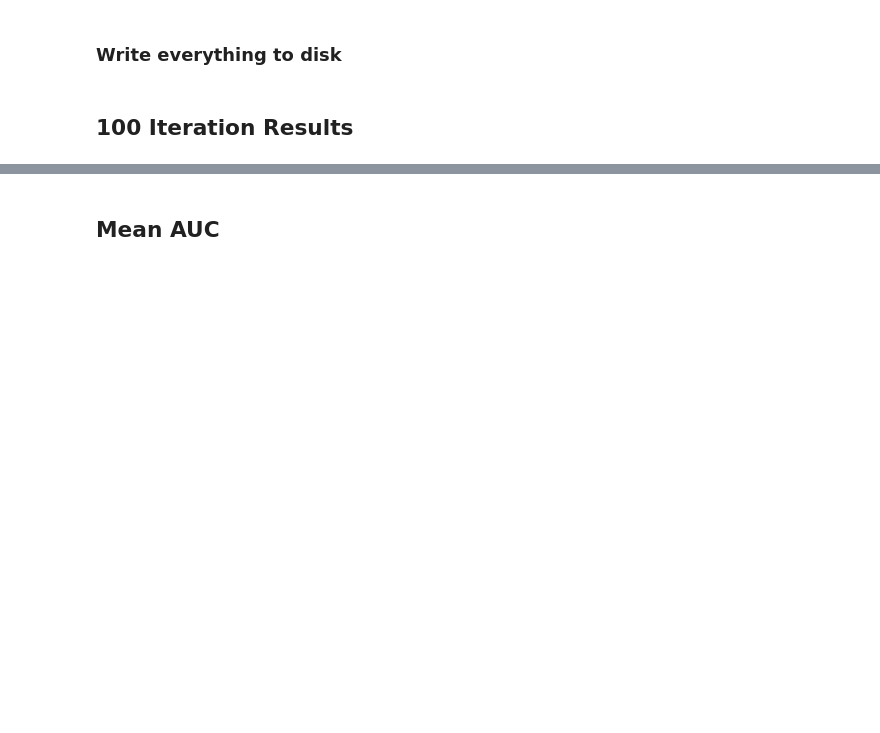
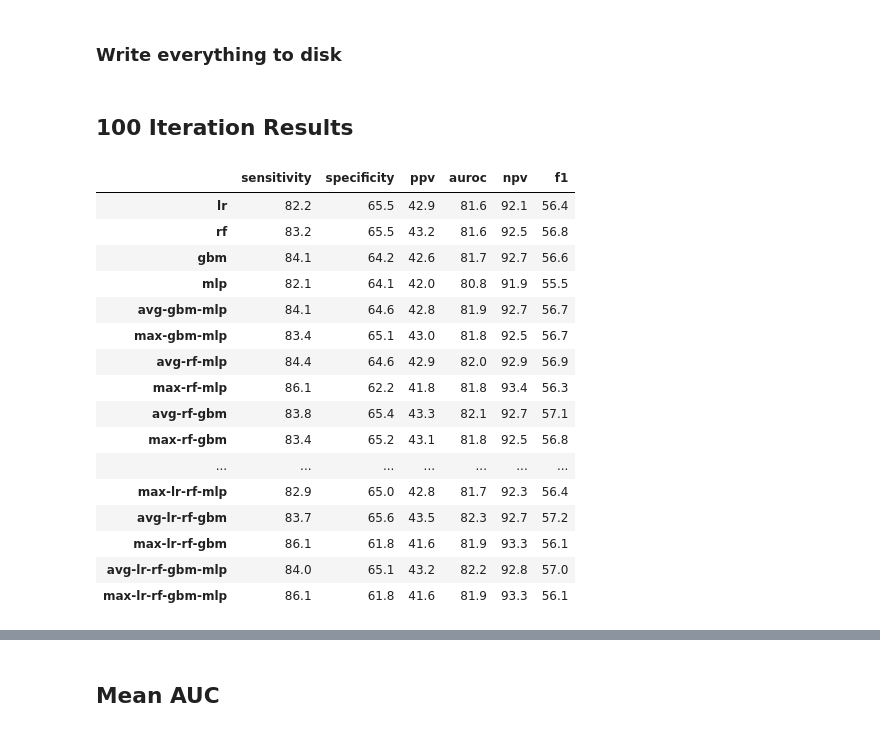
Before and after one commit to sudarshan85/imminent-adm-mimic, a Jupyter notebook: analysis/result_analysis.ipynb, the cells around one changed output, grey strips where cells are left out. Cells and saved outputs as stored; diff of their text form; code cells hidden in the pictures; blank space fills up the shorter version.

```diff
--- a/analysis/result_analysis.ipynb
+++ b/analysis/result_analysis.ipynb
@@ -217,4 +217,24 @@ ps_best = pd.read_csv(args.resultdir/'ps_best.csv', index_col=0)
 
 ia_ttests = pd.read_csv(args.resultdir/'ia_ttests.csv', index_col=0)
 ps_ttests = pd.read_csv(args.resultdir/'ps_ttests.csv', index_col=0)
+# %%
+ia_metrics
+# %% [output]
+|  | sensitivity | specificity | ppv | auroc | npv | f1 |
+| lr | 82.2 | 65.5 | 42.9 | 81.6 | 92.1 | 56.4 |
+| rf | 83.2 | 65.5 | 43.2 | 81.6 | 92.5 | 56.8 |
+| gbm | 84.1 | 64.2 | 42.6 | 81.7 | 92.7 | 56.6 |
+| mlp | 82.1 | 64.1 | 42.0 | 80.8 | 91.9 | 55.5 |
+| avg-gbm-mlp | 84.1 | 64.6 | 42.8 | 81.9 | 92.7 | 56.7 |
+| max-gbm-mlp | 83.4 | 65.1 | 43.0 | 81.8 | 92.5 | 56.7 |
+| avg-rf-mlp | 84.4 | 64.6 | 42.9 | 82.0 | 92.9 | 56.9 |
+| max-rf-mlp | 86.1 | 62.2 | 41.8 | 81.8 | 93.4 | 56.3 |
+| avg-rf-gbm | 83.8 | 65.4 | 43.3 | 82.1 | 92.7 | 57.1 |
+| max-rf-gbm | 83.4 | 65.2 | 43.1 | 81.8 | 92.5 | 56.8 |
+| ... | ... | ... | ... | ... | ... | ... |
+| max-lr-rf-mlp | 82.9 | 65.0 | 42.8 | 81.7 | 92.3 | 56.4 |
+| avg-lr-rf-gbm | 83.7 | 65.6 | 43.5 | 82.3 | 92.7 | 57.2 |
+| max-lr-rf-gbm | 86.1 | 61.8 | 41.6 | 81.9 | 93.3 | 56.1 |
+| avg-lr-rf-gbm-mlp | 84.0 | 65.1 | 43.2 | 82.2 | 92.8 | 57.0 |
+| max-lr-rf-gbm-mlp | 86.1 | 61.8 | 41.6 | 81.9 | 93.3 | 56.1 |
 # %%
```
Also changed, not shown: parts of 4 cells of this notebook, 3 other files.
